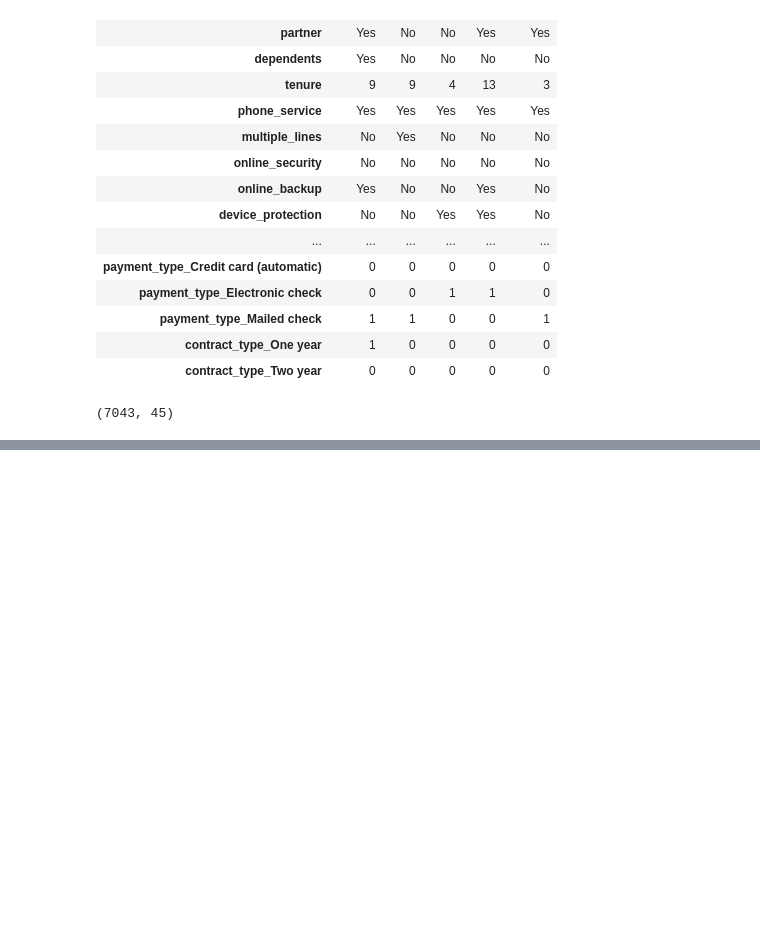
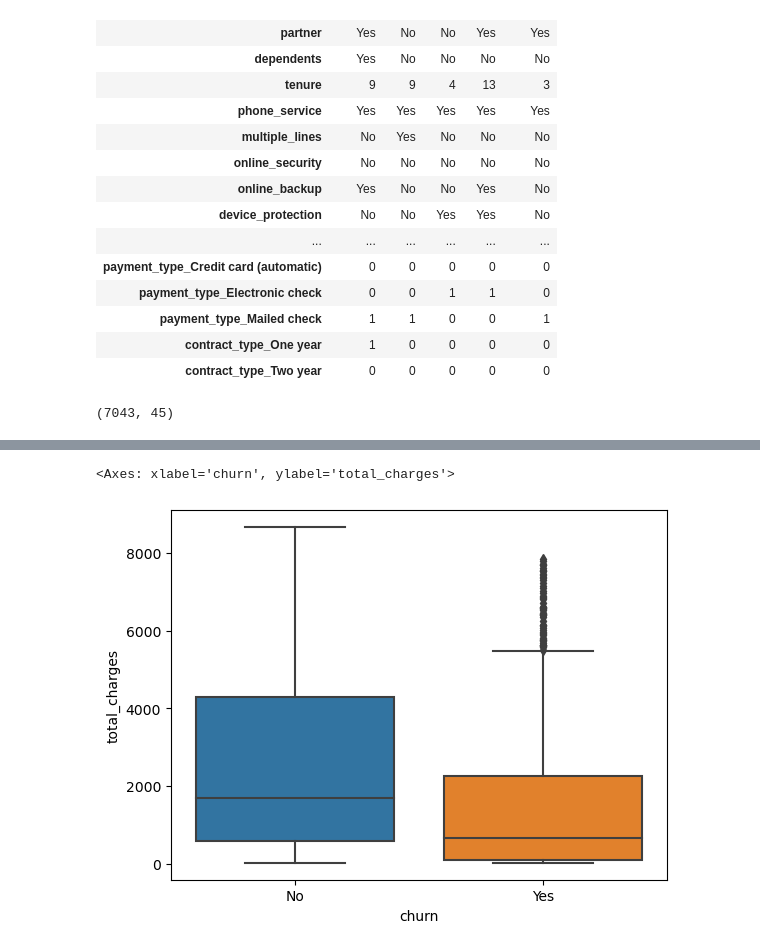
Before and after one commit to elizabethswarren/classification-project, a Jupyter notebook: report.ipynb, the cells around one changed output, grey strips where cells are left out. Cells and saved outputs as stored; diff of their text form; code cells hidden in the pictures; blank space fills up the shorter version.

```diff
--- a/report.ipynb
+++ b/report.ipynb
@@ -183,0 +216,7 @@ telco_clean.shape
+# %%
+# visualize total_charges and churn
+
+sns.boxplot(data=train, x='churn', y='total_charges')
+# %% [output]
+<Axes: xlabel='churn', ylabel='total_charges'>
+[figure, added]
```
Also changed, not shown: parts of 6 cells of this notebook.
